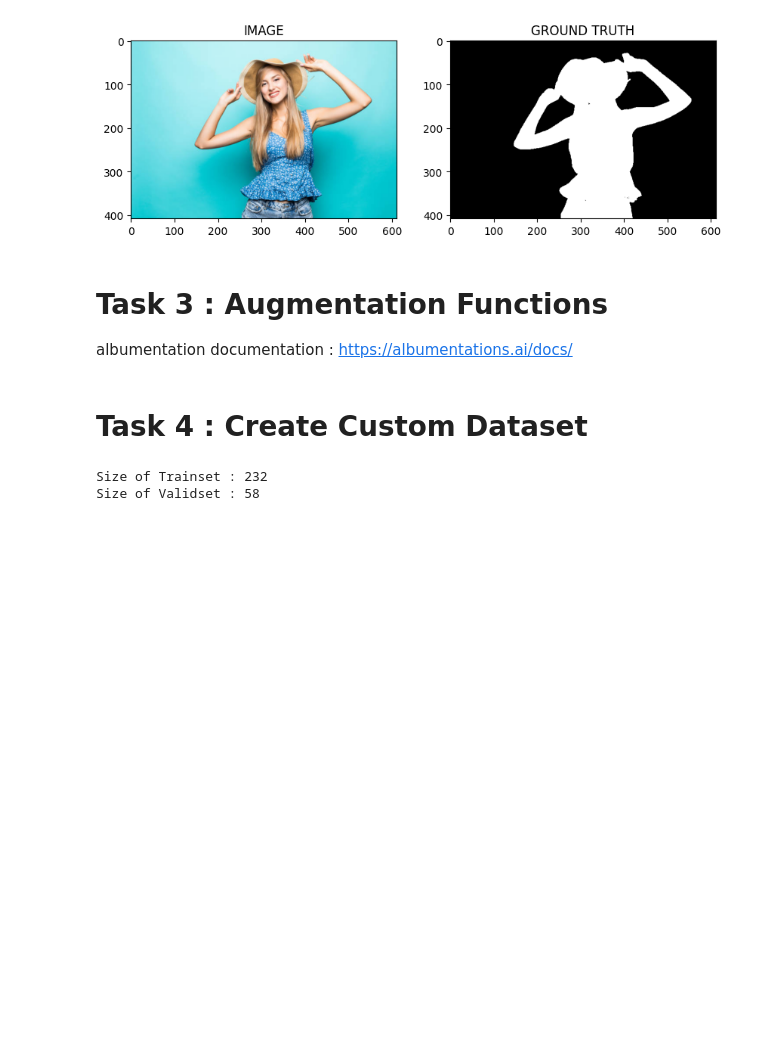
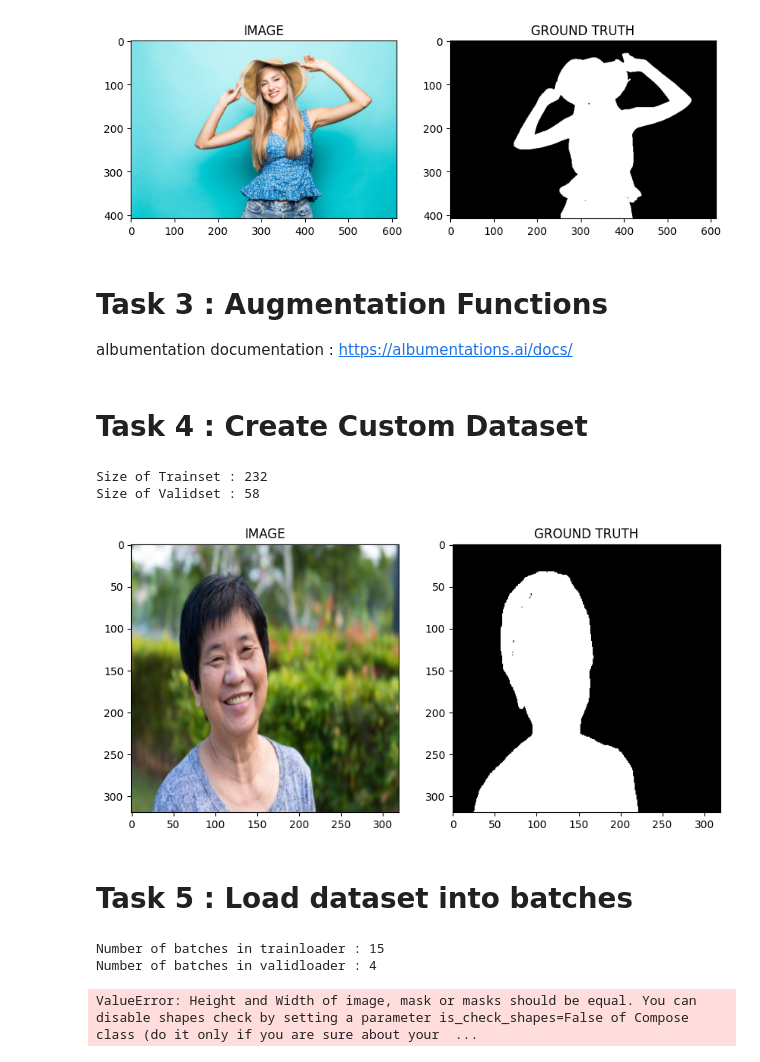
Before and after one commit to usintec/image-segmentation-model, a Jupyter notebook: image-segmentation.ipynb, the cells around one changed output. Saved outputs shown, nothing was run; the diff lists cells and outputs as text; code cells hidden in the pictures; blank space fills up the shorter version.

```diff
--- a/image-segmentation.ipynb
+++ b/image-segmentation.ipynb
@@ -179,3 +179,11 @@ print(f"Size of Validset : {len(validset)}")
 # %% [output]
 Size of Trainset : 232
 Size of Validset : 58
+# %%
+idx = 3
+image, mask = trainset[idx]
+helper.show_image(image, mask)
+# %% [output]
+[figure, added]
+# %% [markdown]
+# Task 5 : Load dataset into batches
@@ -181,0 +202,13 @@ Size of Validset : 58
+# %%
+print(f"Number of batches in trainloader : {len(trainLoader)}")
+print(f"Number of batches in validloader : {len(validLoader)}")
+# %% [output]
+Number of batches in trainloader : 15
+Number of batches in validloader : 4
+# %%
+for images, masks in trainLoader:
+  print(f"Image batch shape : {images.shape}")
+  print(f"Mask batch shape : {masks.shape}")
+  break
+# %% [output]
+ValueError: Height and Width of image, mask or masks should be equal. You can disable shapes check by setting a parameter is_check_shapes=False of Compose class (do it only if you are sure about your  ...
```
Also changed, not shown: parts of 2 cells of this notebook.
